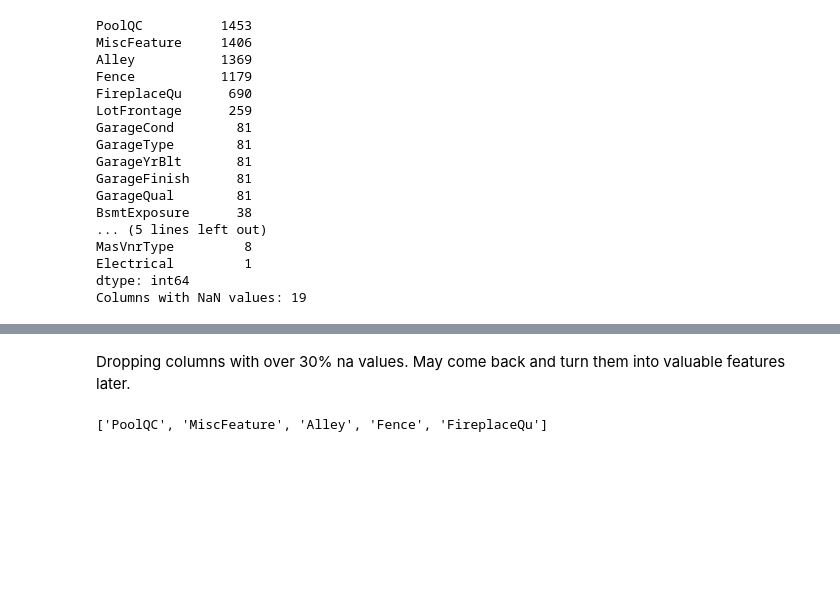
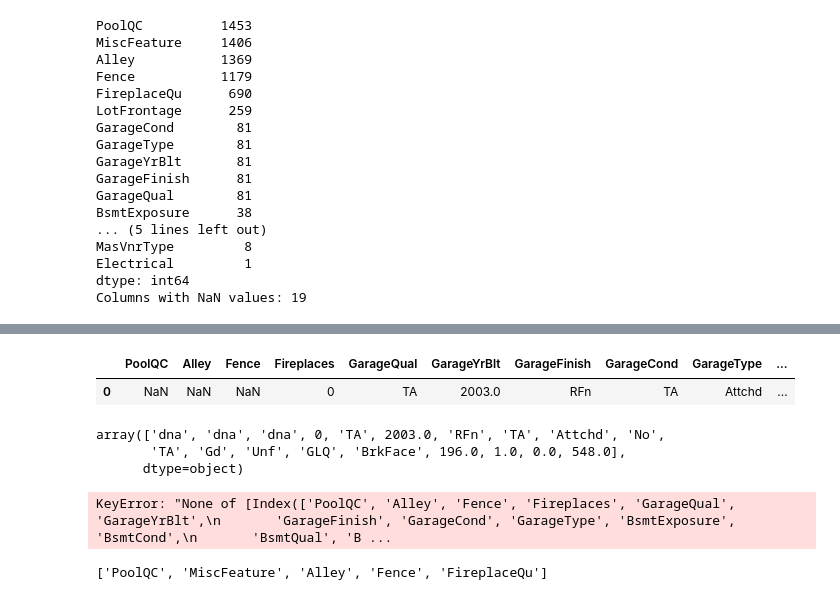
Before and after one commit to bperry555/kaggle, a Jupyter notebook: housePrices/housingPrices.ipynb, the cells around one changed output, grey strips where cells are left out. Cells and saved outputs as stored; diff of their text form; code cells hidden in the pictures; blank space fills up the shorter version.

```diff
--- a/housePrices/housingPrices.ipynb
+++ b/housePrices/housingPrices.ipynb
@@ -63,6 +65,9 @@ Data columns (total 81 columns):
  80  SalePrice      1460 non-null   int64
 dtypes: float64(3), int64(35), object(43)
 memory usage: 924.0+ KB
+# %%
+X_train = train_data.copy()
+X_test = test_data.copy()
 # %% [markdown]
 ## Find and Analyse 'NA' Values <a name ='findNa'></a>
 [Table of Contents](#table)
@@ -68,0 +83,3 @@ memory usage: 924.0+ KB
+# %%
+X_combo = pd.concat([X_train,X_test],axis=0,join='outer')
+X_combo.shape
@@ -108 +148,23 @@ na_col = na_values.columns.tolist()
+# %%
+dna = ['PoolQC','Alley','Fence','Fireplaces','GarageQual',\
+'GarageYrBlt','GarageFinish','GarageCond','GarageType','BsmtExposure',\
+'BsmtCond','BsmtQual','BsmtFinType2','BsmtFinType1','MasVnrType',\
+'MasVnrArea','BsmtFullBath','BsmtHalfBath','GarageArea']
+# %%
+X_combo[dna][:1]
+# %% [output]
+|  | PoolQC | Alley | Fence | Fireplaces | GarageQual | GarageYrBlt | GarageFinish | GarageCond | GarageType | ... |
+| 0 | NaN | NaN | NaN | 0 | TA | 2003.0 | RFn | TA | Attchd | ... |
+# %%
+dna_imputer = SimpleImputer(fill_value='dna',strategy='constant')
+imputed_out = dna_imputer.fit_transform(X_combo[dna])
+imputed_out[0]
+# %% [output]
+array(['dna', 'dna', 'dna', 0, 'TA', 2003.0, 'RFn', 'TA', 'Attchd', 'No',
+       'TA', 'Gd', 'Unf', 'GLQ', 'BrkFace', 196.0, 1.0, 0.0, 548.0],
+      dtype=object)
+# %%
+X_combo.loc[dna]
+# %% [output]
+KeyError: "None of [Index(['PoolQC', 'Alley', 'Fence', 'Fireplaces', 'GarageQual', 'GarageYrBlt',\n       'GarageFinish', 'GarageCond', 'GarageType', 'BsmtExposure', 'BsmtCond',\n       'BsmtQual', 'B ...
 # %%
@@ -110,7 +172,4 @@ na_ratio = na_sum / len(X_train)
 na_ratio_table = na_ratio.sort_values(ascending=False)
-# %% [markdown]
-Dropping columns with over 30% na values.
-May come back and turn them into valuable features later.
 # %%
 na_drop = na_ratio[na_ratio >= .30].index.tolist()
 # %%
```
Also changed, not shown: parts of 22 cells of this notebook.
